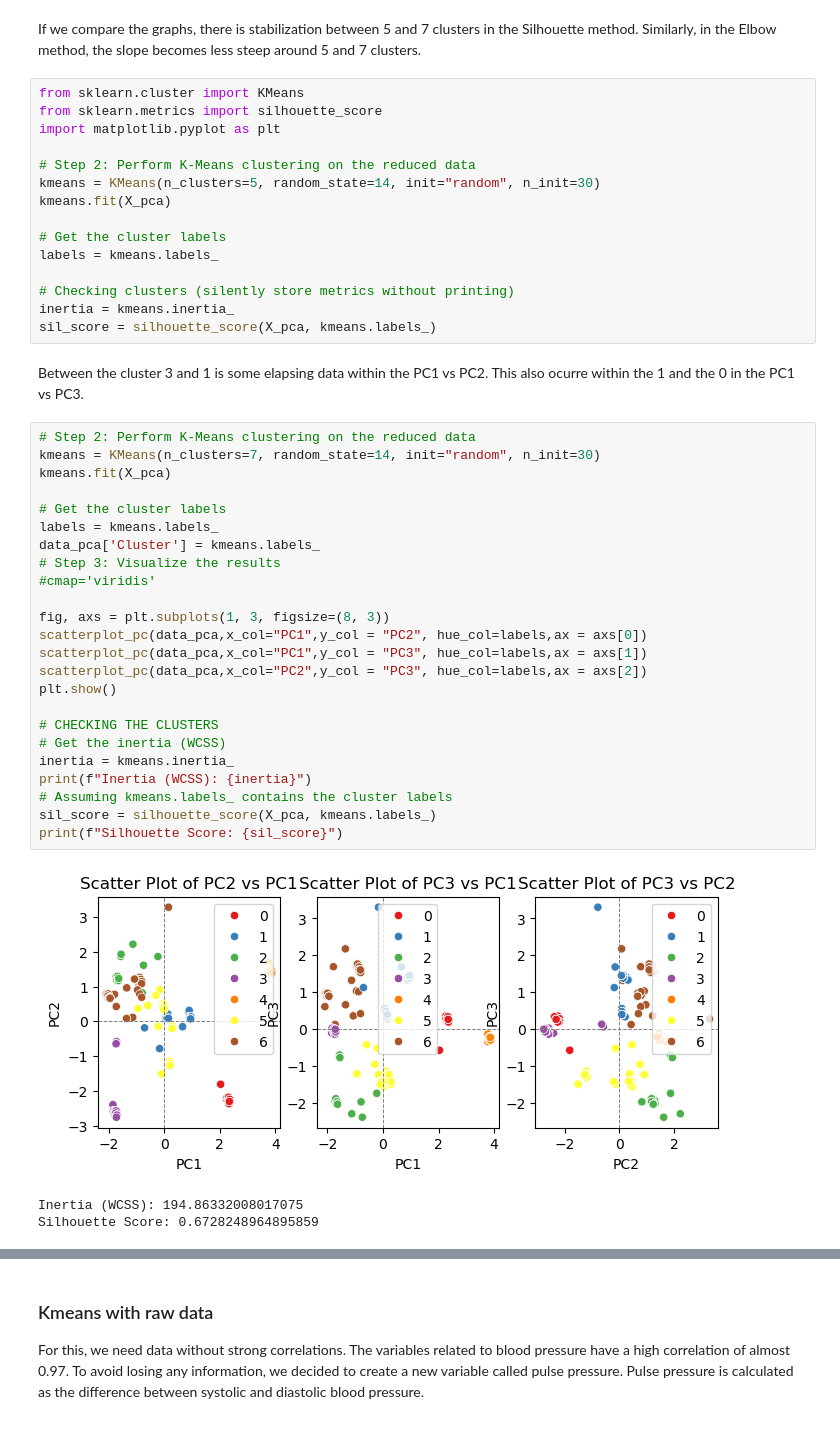
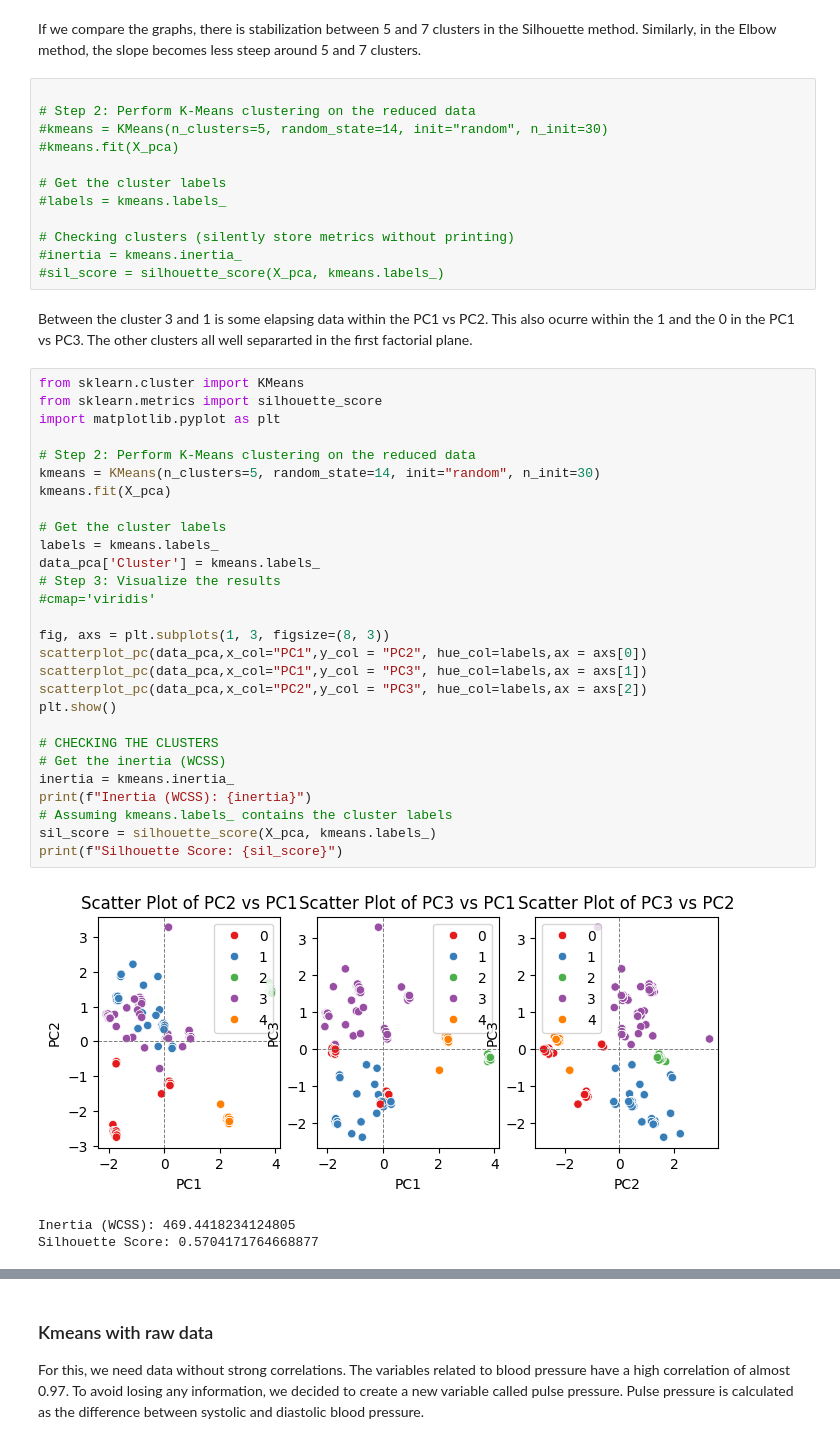
Before and after one commit to schmeti/u3cm_multivariate_analysis_project, a Jupyter notebook: k-means.ipynb, the cells around one changed output, grey strips where cells are left out. Drawn from its saved outputs; the diff is of its cells as text.

Commit message:
kmeans interpretation

```diff
--- a/k-means.ipynb
+++ b/k-means.ipynb
@@ -158,47 +158,48 @@ plt.show()
 # %% [markdown]
 If we compare the graphs, there is stabilization between 5 and 7 clusters in the Silhouette method. Similarly, in the Elbow method, the slope becomes less steep around 5 and 7 clusters.
 # %%
-from sklearn.cluster import KMeans
-from sklearn.metrics import silhouette_score
-import matplotlib.pyplot as plt
 
 # Step 2: Perform K-Means clustering on the reduced data
-kmeans = KMeans(n_clusters=5, random_state=14, init="random", n_init=30)
-kmeans.fit(X_pca)
+#kmeans = KMeans(n_clusters=5, random_state=14, init="random", n_init=30)
+#kmeans.fit(X_pca)
 
 # Get the cluster labels
-labels = kmeans.labels_
+#labels = kmeans.labels_
 
 # Checking clusters (silently store metrics without printing)
-inertia = kmeans.inertia_
-sil_score = silhouette_score(X_pca, kmeans.labels_)
+#inertia = kmeans.inertia_
+#sil_score = silhouette_score(X_pca, kmeans.labels_)
 # %% [markdown]
-Between the cluster 3 and 1 is some elapsing data within the PC1 vs PC2. This also ocurre within the 1 and the 0 in the PC1 vs PC3.
+Between the cluster 3 and 1 is some elapsing data within the PC1 vs PC2. This also ocurre within the 1 and the 0 in the PC1 vs PC3. The other clusters all well separarted in the first factorial plane.
 # %%
+from sklearn.cluster import KMeans
+from sklearn.metrics import silhouette_score
+import matplotlib.pyplot as plt
+
 # Step 2: Perform K-Means clustering on the reduced data
-kmeans = KMeans(n_clusters=7, random_state=14, init="random", n_init=30)
+kmeans = KMeans(n_clusters=5, random_state=14, init="random", n_init=30)
 kmeans.fit(X_pca)
 
 # Get the cluster labels
 labels = kmeans.labels_
 data_pca['Cluster'] = kmeans.labels_
 # Step 3: Visualize the results
 #cmap='viridis'
 
 fig, axs = plt.subplots(1, 3, figsize=(8, 3))
 scatterplot_pc(data_pca,x_col="PC1",y_col = "PC2", hue_col=labels,ax = axs[0])
 scatterplot_pc(data_pca,x_col="PC1",y_col = "PC3", hue_col=labels,ax = axs[1])
 scatterplot_pc(data_pca,x_col="PC2",y_col = "PC3", hue_col=labels,ax = axs[2])
 plt.show()
 
 # CHECKING THE CLUSTERS
 # Get the inertia (WCSS)
 inertia = kmeans.inertia_
 print(f"Inertia (WCSS): {inertia}")
 # Assuming kmeans.labels_ contains the cluster labels
 sil_score = silhouette_score(X_pca, kmeans.labels_)
 print(f"Silhouette Score: {sil_score}")
 # %% [output]
-[figure, old version]
+[figure, new version]
-Inertia (WCSS): 194.86332008017075
-Silhouette Score: 0.6728248964895859
+Inertia (WCSS): 469.4418234124805
+Silhouette Score: 0.5704171764668877
```
Also changed, not shown: parts of 11 cells of this notebook.
